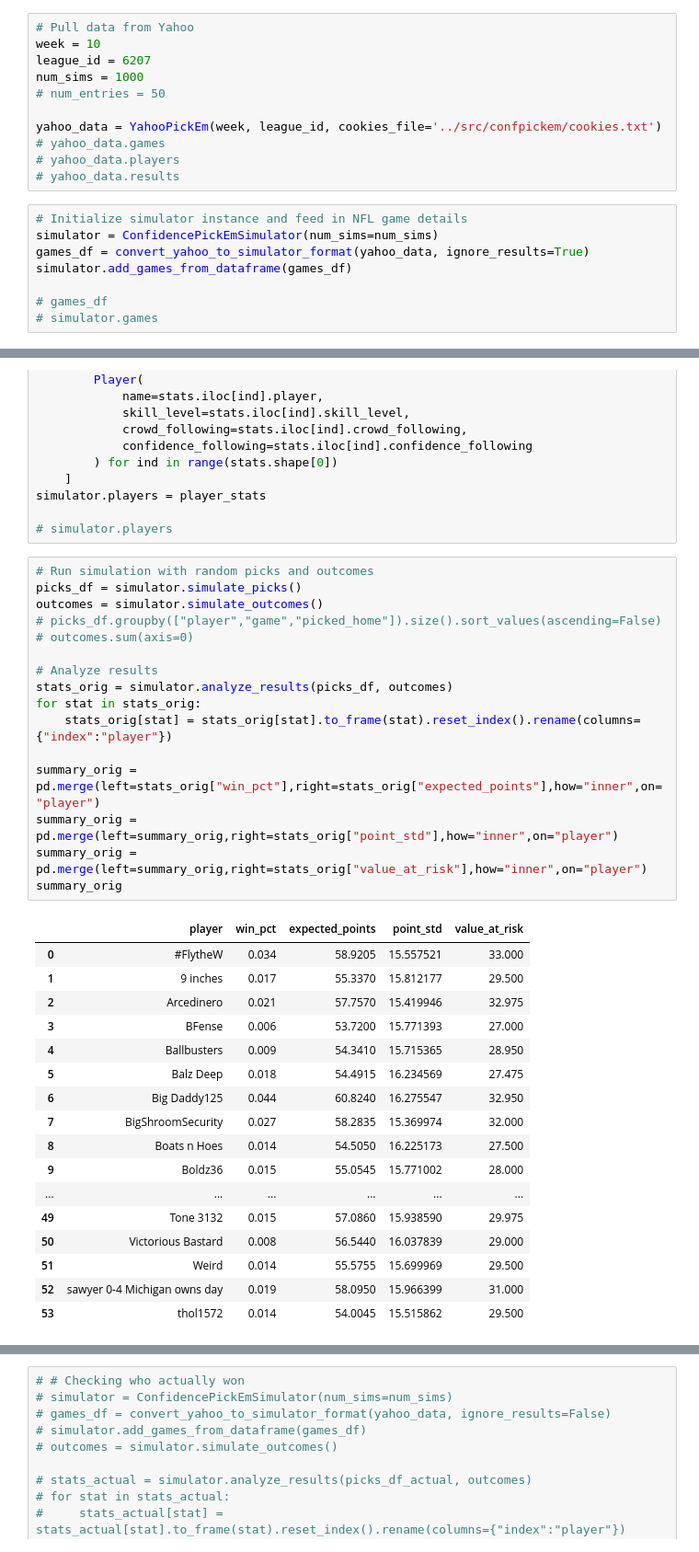
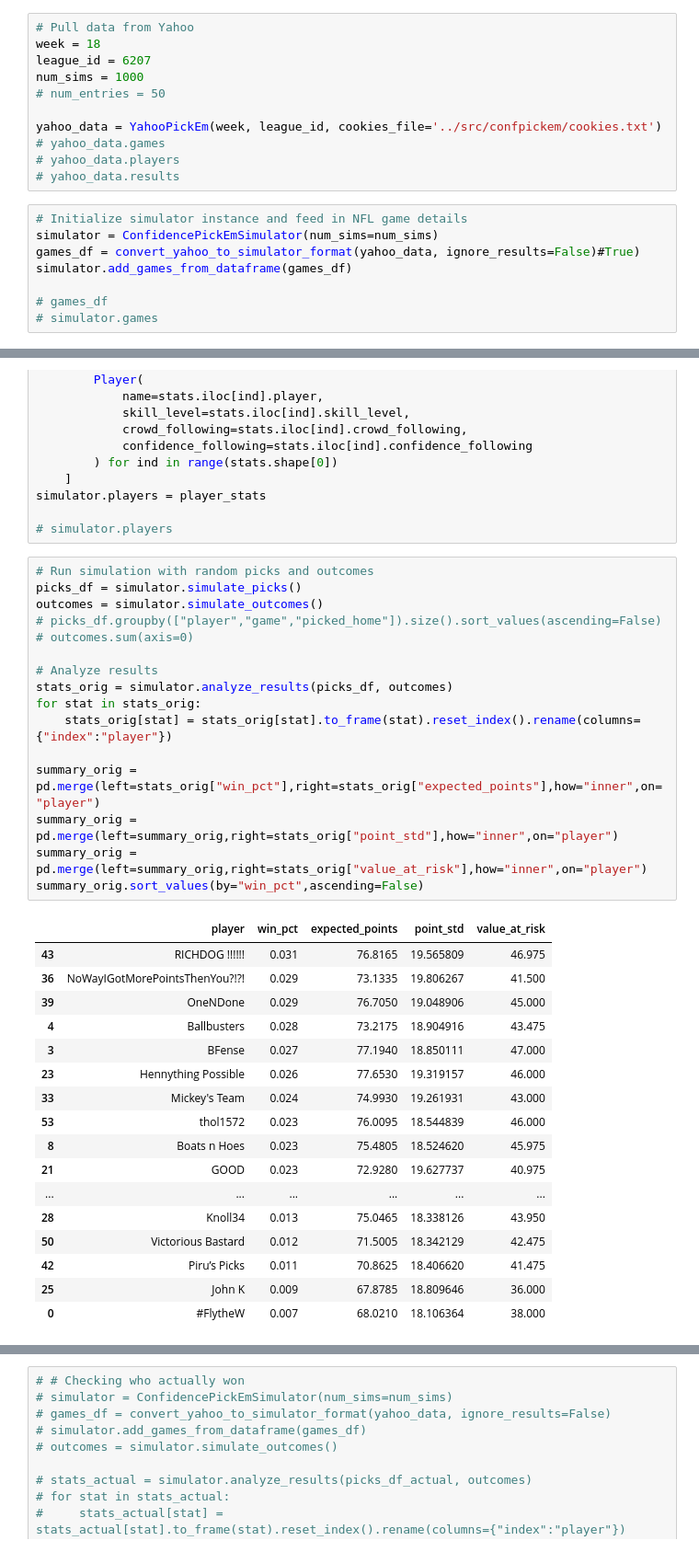
Before and after one commit to tefirman/confpickem, a Jupyter notebook: examples/yahoo_pickem_demo.ipynb, the cells around one changed output, grey strips where cells are left out. Shown: that part at 92% size. Saved outputs shown, nothing was run; the diff lists cells and outputs as text.

```diff
--- a/examples/yahoo_pickem_demo.ipynb
+++ b/examples/yahoo_pickem_demo.ipynb
@@ -8,7 +8,7 @@ from yahoo_pickem_integration import convert_yahoo_to_simulator_format, convert_
 import pandas as pd
 # %%
 # Pull data from Yahoo
-week = 10
+week = 18
 league_id = 6207
 num_sims = 1000
 # num_entries = 50
@@ -20,7 +20,7 @@ yahoo_data = YahooPickEm(week, league_id, cookies_file='../src/confpickem/cookie
 # %%
 # Initialize simulator instance and feed in NFL game details
 simulator = ConfidencePickEmSimulator(num_sims=num_sims)
-games_df = convert_yahoo_to_simulator_format(yahoo_data, ignore_results=True)
+games_df = convert_yahoo_to_simulator_format(yahoo_data, ignore_results=False)#True)
 simulator.add_games_from_dataframe(games_df)
 
 # games_df
@@ -59,36 +59,36 @@ simulator.players = player_stats
 # %%
 # Run simulation with random picks and outcomes
 picks_df = simulator.simulate_picks()
 outcomes = simulator.simulate_outcomes()
 # picks_df.groupby(["player","game","picked_home"]).size().sort_values(ascending=False)
 # outcomes.sum(axis=0)
 
 # Analyze results
 stats_orig = simulator.analyze_results(picks_df, outcomes)
 for stat in stats_orig:
     stats_orig[stat] = stats_orig[stat].to_frame(stat).reset_index().rename(columns={"index":"player"})
 
 summary_orig = pd.merge(left=stats_orig["win_pct"],right=stats_orig["expected_points"],how="inner",on="player")
 summary_orig = pd.merge(left=summary_orig,right=stats_orig["point_std"],how="inner",on="player")
 summary_orig = pd.merge(left=summary_orig,right=stats_orig["value_at_risk"],how="inner",on="player")
-summary_orig
+summary_orig.sort_values(by="win_pct",ascending=False)
 # %% [output]
 |  | player | win_pct | expected_points | point_std | value_at_risk |
-| 0 | #FlytheW | 0.034 | 58.9205 | 15.557521 | 33.000 |
-| 1 | 9 inches | 0.017 | 55.3370 | 15.812177 | 29.500 |
-| 2 | Arcedinero | 0.021 | 57.7570 | 15.419946 | 32.975 |
-| 3 | BFense | 0.006 | 53.7200 | 15.771393 | 27.000 |
-| 4 | Ballbusters | 0.009 | 54.3410 | 15.715365 | 28.950 |
-| 5 | Balz Deep | 0.018 | 54.4915 | 16.234569 | 27.475 |
-| 6 | Big Daddy125 | 0.044 | 60.8240 | 16.275547 | 32.950 |
-| 7 | BigShroomSecurity | 0.027 | 58.2835 | 15.369974 | 32.000 |
-| 8 | Boats n Hoes | 0.014 | 54.5050 | 16.225173 | 27.500 |
-| 9 | Boldz36 | 0.015 | 55.0545 | 15.771002 | 28.000 |
+| 43 | RICHDOG !!!!!! | 0.031 | 76.8165 | 19.565809 | 46.975 |
+| 36 | NoWayIGotMorePointsThenYou?!?! | 0.029 | 73.1335 | 19.806267 | 41.500 |
+| 39 | OneNDone | 0.029 | 76.7050 | 19.048906 | 45.000 |
+| 4 | Ballbusters | 0.028 | 73.2175 | 18.904916 | 43.475 |
+| 3 | BFense | 0.027 | 77.1940 | 18.850111 | 47.000 |
+| 23 | Hennything Possible | 0.026 | 77.6530 | 19.319157 | 46.000 |
+| 33 | Mickey's Team | 0.024 | 74.9930 | 19.261931 | 43.000 |
+| 53 | thol1572 | 0.023 | 76.0095 | 18.544839 | 46.000 |
+| 8 | Boats n Hoes | 0.023 | 75.4805 | 18.524620 | 45.975 |
+| 21 | GOOD | 0.023 | 72.9280 | 19.627737 | 40.975 |
 | ... | ... | ... | ... | ... | ... |
-| 49 | Tone 3132 | 0.015 | 57.0860 | 15.938590 | 29.975 |
-| 50 | Victorious Bastard | 0.008 | 56.5440 | 16.037839 | 29.000 |
-| 51 | Weird | 0.014 | 55.5755 | 15.699969 | 29.500 |
-| 52 | sawyer 0-4 Michigan owns day | 0.019 | 58.0950 | 15.966399 | 31.000 |
-| 53 | thol1572 | 0.014 | 54.0045 | 15.515862 | 29.500 |
+| 28 | Knoll34 | 0.013 | 75.0465 | 18.338126 | 43.950 |
+| 50 | Victorious Bastard | 0.012 | 71.5005 | 18.342129 | 42.475 |
+| 42 | Piru’s Picks | 0.011 | 70.8625 | 18.406620 | 41.475 |
+| 25 | John K | 0.009 | 67.8785 | 18.809646 | 36.000 |
+| 0 | #FlytheW | 0.007 | 68.0210 | 18.106364 | 38.000 |
 # %%
 # Identify optimal picks for the week
```
Also changed, not shown: parts of 6 cells of this notebook.
